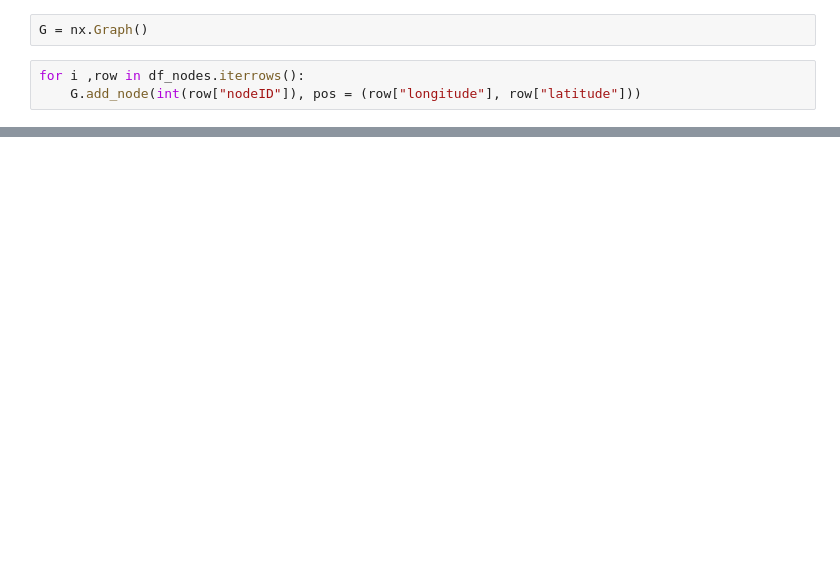
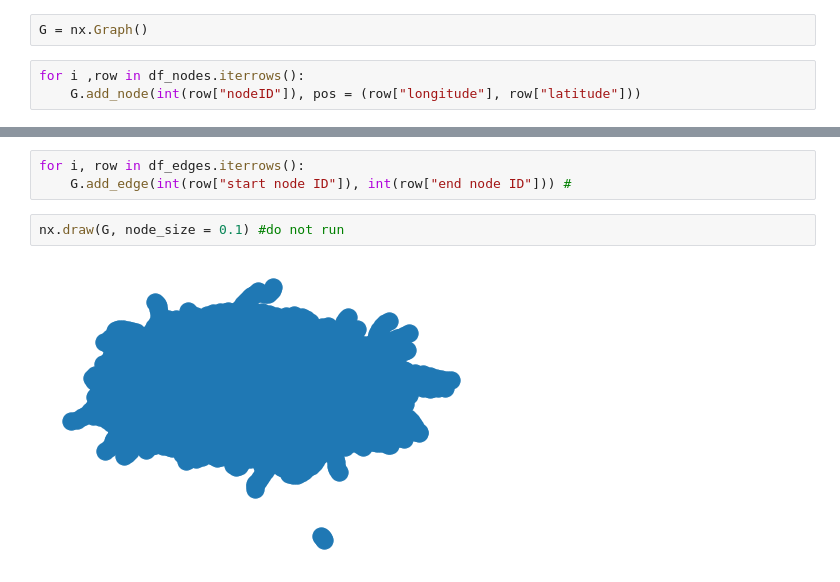
Before and after one commit to Jimmeeee/NA-project, a Jupyter notebook: notebooks/project.ipynb, the cells around one changed output, grey strips where cells are left out. Drawn from its saved outputs; the diff is of its cells as text; blank space fills up the shorter version.

```diff
--- a/notebooks/project.ipynb
+++ b/notebooks/project.ipynb
@@ -36,0 +39,7 @@ nx.draw(G, nx.get_node_attributes(G, 'pos'))
+# %%
+for i, row in df_edges.iterrows():
+    G.add_edge(int(row["start node ID"]), int(row["end node ID"])) #
+# %%
+nx.draw(G, node_size = 0.1) #do not run
+# %% [output]
+[figure, added]
```
Also changed, not shown: parts of 4 cells of this notebook.
